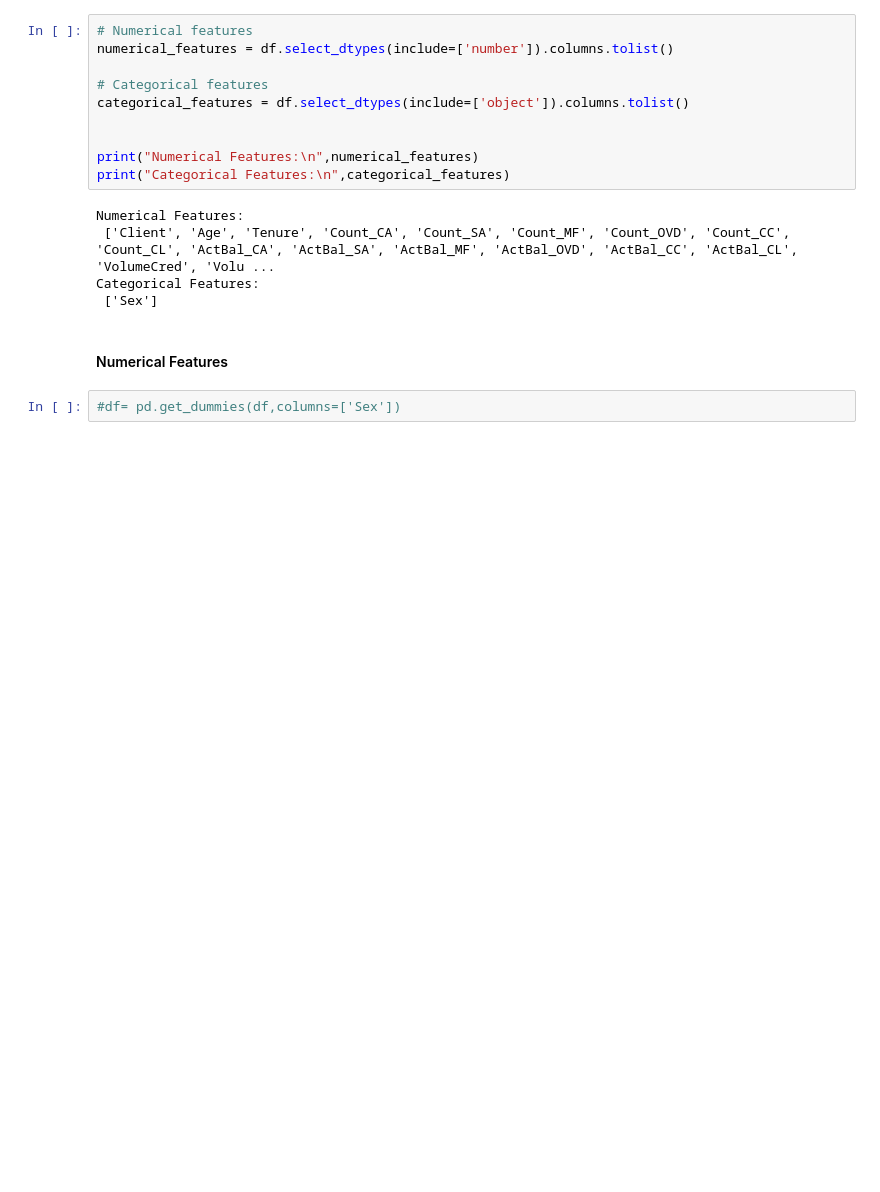
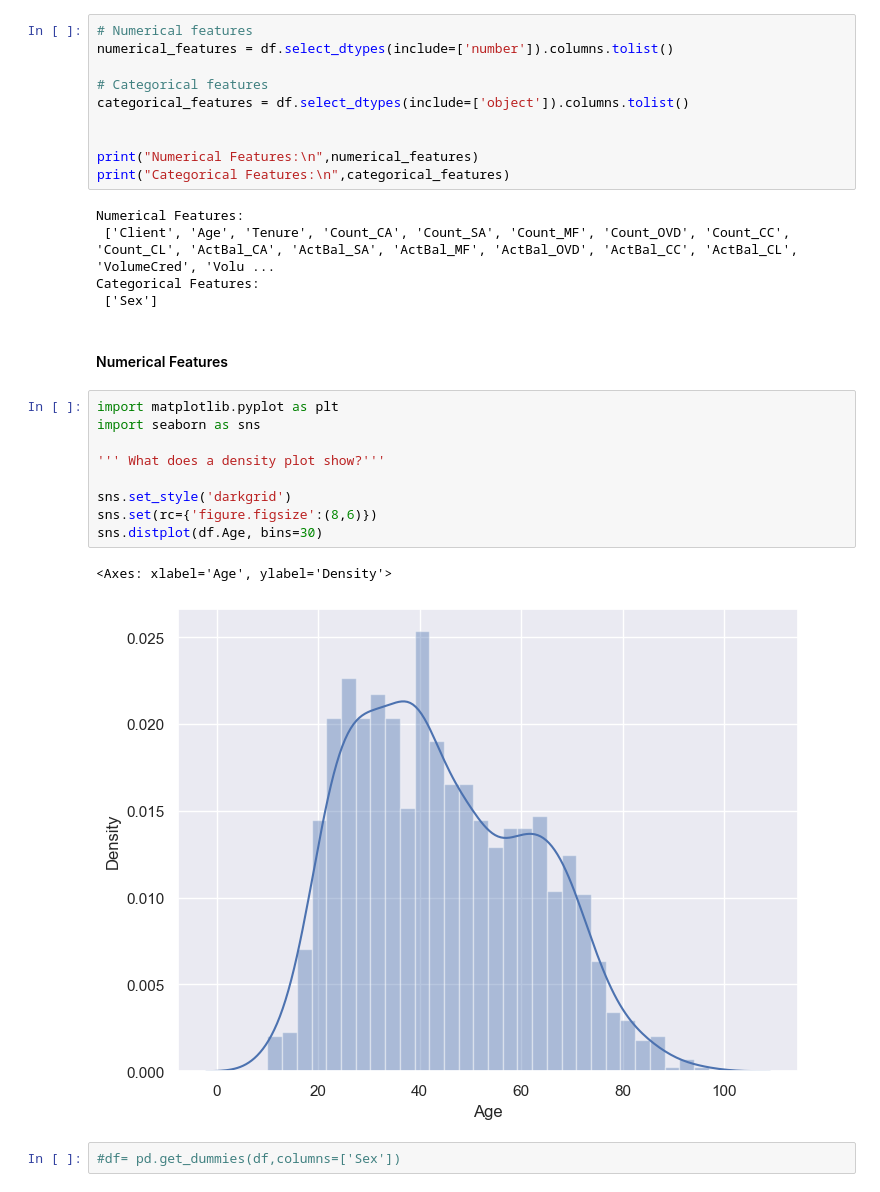
Before and after one commit to JonathanRabbi/DataSciencecase_Bank_Marketing, a Jupyter notebook: Machine_Learning.ipynb, the cells around one changed output. Saved outputs shown, nothing was run; the diff lists cells and outputs as text; blank space fills up the shorter version.

```diff
--- a/Machine_Learning.ipynb
+++ b/Machine_Learning.ipynb
@@ -241,5 +243,17 @@ Categorical Features:
  ['Sex']
 # %% [markdown]
 #### Numerical Features
+# %%
+import matplotlib.pyplot as plt
+import seaborn as sns
+
+''' What does a density plot show?'''
+
+sns.set_style('darkgrid')
+sns.set(rc={'figure.figsize':(8,6)})
+sns.distplot(df.Age, bins=30)
+# %% [output]
+<Axes: xlabel='Age', ylabel='Density'>
+[figure, added]
 # %%
 #df= pd.get_dummies(df,columns=['Sex'])
```
Also changed, not shown: parts of 1 cell of this notebook, 2 other files.
